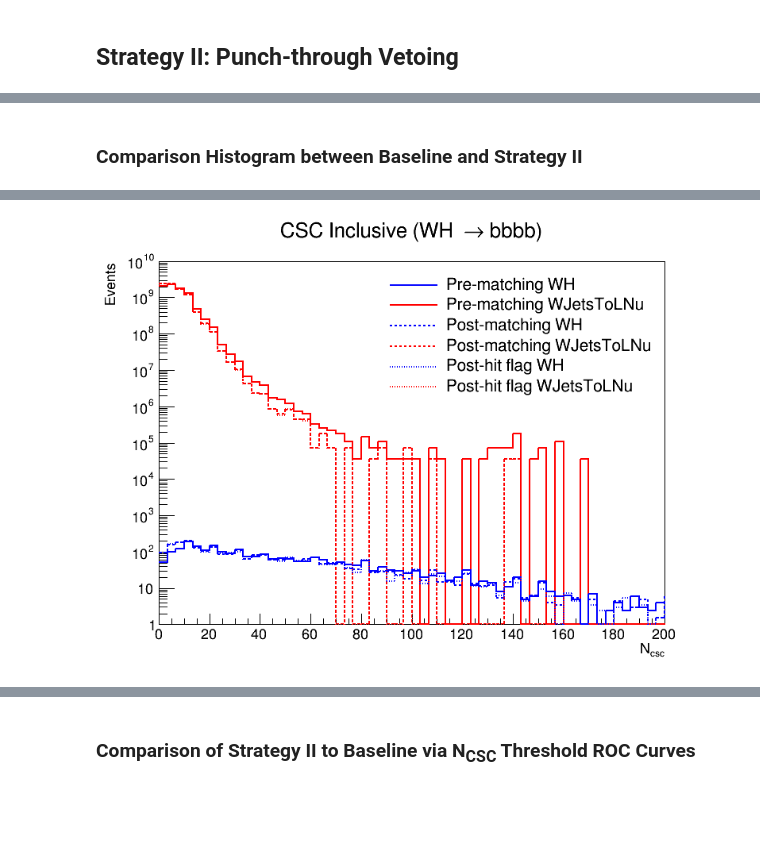
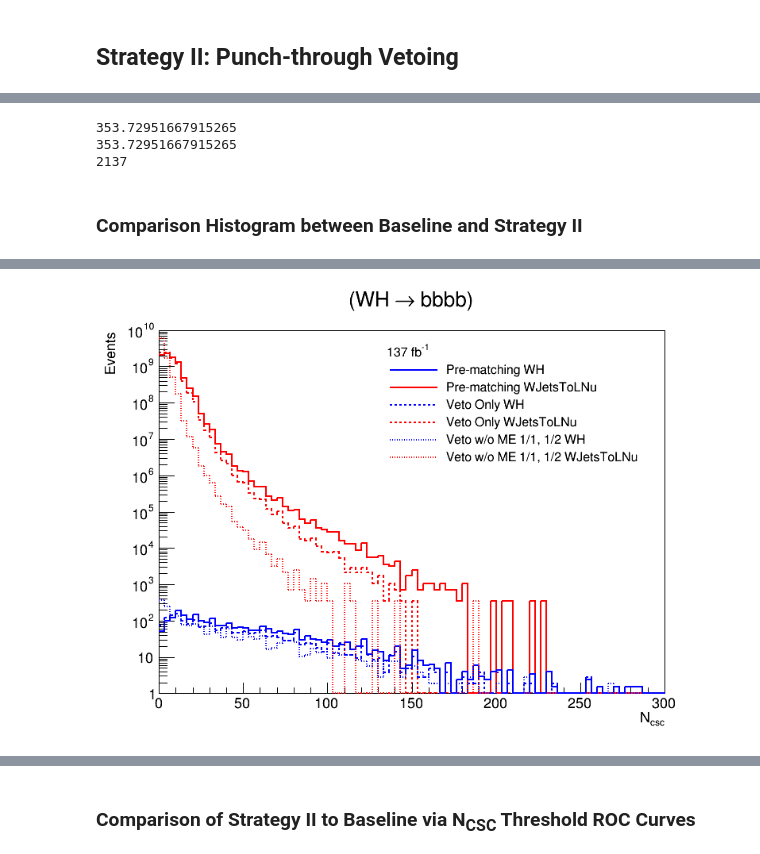
Before and after one commit to cms-lpc-llp/delayed_jet_analyzer, a Jupyter notebook: plot_scripts/LLP_muon_system_studies/muon_llp_analyzer_wh.ipynb, the cells around one changed output, grey strips where cells are left out. Cells and saved outputs as stored; diff of their text form; code cells hidden in the pictures; blank space fills up the shorter version.

Commit message:
Combined hit removal with punch-through vetoing

```diff
--- a/plot_scripts/LLP_muon_system_studies/muon_llp_analyzer_wh.ipynb
+++ b/plot_scripts/LLP_muon_system_studies/muon_llp_analyzer_wh.ipynb
@@ -574,6 +686,14 @@ WJetsToLNu: 2019-08-21 11:12:22.441413-07:00
 nCsc_removal['m55ct10m_wh_bbbb'] = {}
 nCsc_removal['m55ct10m_wh_bbbb']['ME_11'] = np.concatenate([nCsc_removal['m55ct10m_wh_bbbb_minus']['ME_11'], nCsc_removal['m55ct10m_wh_bbbb_plus']['ME_11']])
 nCsc_removal['m55ct10m_wh_bbbb']['ME_112'] = np.concatenate([nCsc_removal['m55ct10m_wh_bbbb_minus']['ME_112'], nCsc_removal['m55ct10m_wh_bbbb_plus']['ME_112']])
+
+cscEta_removal['m55ct10m_wh_bbbb'] = {}
+cscEta_removal['m55ct10m_wh_bbbb']['ME_11'] = np.concatenate([cscEta_removal['m55ct10m_wh_bbbb_minus']['ME_11'], cscEta_removal['m55ct10m_wh_bbbb_plus']['ME_11']])
+cscEta_removal['m55ct10m_wh_bbbb']['ME_12'] = np.concatenate([cscEta_removal['m55ct10m_wh_bbbb_minus']['ME_12'], cscEta_removal['m55ct10m_wh_bbbb_plus']['ME_12']])
+
+cscPhi_removal['m55ct10m_wh_bbbb'] = {}
+cscPhi_removal['m55ct10m_wh_bbbb']['ME_11'] = np.concatenate([cscPhi_removal['m55ct10m_wh_bbbb_minus']['ME_11'], cscPhi_removal['m55ct10m_wh_bbbb_plus']['ME_11']])
+cscPhi_removal['m55ct10m_wh_bbbb']['ME_12'] = np.concatenate([cscPhi_removal['m55ct10m_wh_bbbb_minus']['ME_12'], cscPhi_removal['m55ct10m_wh_bbbb_plus']['ME_12']])
 # %% [markdown]
 ### Comparison Histogram between Baseline and Strategy I
 # %%
@@ -901,11 +1064,39 @@ WJetsToLNu: 2019-08-21 11:37:56.569787-07:00
 # %%
 nCsc_jetMatch['m55ct10m_wh_bbbb'] = {}
-nCsc_jetMatch['m55ct10m_wh_bbbb'] = np.concatenate([nCsc_jetMatch['m55ct10m_wh_bbbb_minus'], nCsc_jetMatch['m55ct10m_wh_bbbb_plus']])
-nCsc_jetMatch['m55ct10m_wh_bbbb'] = np.concatenate([nCsc_jetMatch['m55ct10m_wh_bbbb_minus'], nCsc_jetMatch['m55ct10m_wh_bbbb_plus']])
+nCsc_jetMatch['m55ct10m_wh_bbbb']['inclusive'] = np.concatenate([nCsc_jetMatch['m55ct10m_wh_bbbb_minus']['inclusive'], nCsc_jetMatch['m55ct10m_wh_bbbb_plus']['inclusive']])
+nCsc_jetMatch['m55ct10m_wh_bbbb']['ME_11'] = np.concatenate([nCsc_jetMatch['m55ct10m_wh_bbbb_minus']['ME_11'], nCsc_jetMatch['m55ct10m_wh_bbbb_plus']['ME_11']])
+nCsc_jetMatch['m55ct10m_wh_bbbb']['ME_12'] = np.concatenate([nCsc_jetMatch['m55ct10m_wh_bbbb_minus']['ME_12'], nCsc_jetMatch['m55ct10m_wh_bbbb_plus']['ME_12']])
 
-nCsc_rechit_jetMatch['m55ct10m_wh_bbbb'] = {}
-nCsc_rechit_jetMatch['m55ct10m_wh_bbbb'] = np.concatenate([nCsc_rechit_jetMatch['m55ct10m_wh_bbbb_minus'], nCsc_rechit_jetMatch['m55ct10m_wh_bbbb_plus']])
-nCsc_rechit_jetMatch['m55ct10m_wh_bbbb'] = np.concatenate([nCsc_rechit_jetMatch['m55ct10m_wh_bbbb_minus'], nCsc_rechit_jetMatch['m55ct10m_wh_bbbb_plus']])
+
+# nCsc_rechit_jetMatch['m55ct10m_wh_bbbb'] = {}
+# nCsc_rechit_jetMatch['m55ct10m_wh_bbbb'] = np.concatenate([nCsc_rechit_jetMatch['m55ct10m_wh_bbbb_minus'], nCsc_rechit_jetMatch['m55ct10m_wh_bbbb_plus']])
+# nCsc_rechit_jetMatch['m55ct10m_wh_bbbb'] = np.concatenate([nCsc_rechit_jetMatch['m55ct10m_wh_bbbb_minus'], nCsc_rechit_jetMatch['m55ct10m_wh_bbbb_plus']])
+# %%
+weight_WJetsToLNu = (61526.7 * 137 * 1000)/NEvents['WJetsToLNu']
+print(weight_WJetsToLNu)
+weight_WJetsToLNu = np.full(len(nCsc['WJetsToLNu']), weight_WJetsToLNu)
+
+weight_WJetsToLNu_prime = (61526.7 * 137 * 1000)/NEvents['WJetsToLNu']
+print(weight_WJetsToLNu_prime)
+weight_WJetsToLNu_prime = np.full(len(nCsc_jetMatch['WJetsToLNu']['inclusive']), weight_WJetsToLNu_prime)
+
+weight_m55ct10m_minus_prime = (5.328 * 10**-1 * 0.324 * 137 * 1000)/NEvents['m55ct10000mm_minus']
+# print(weight_m55ct10m_minus)
+# print(NEvents['m55ct10000mm_minus'])
+weight_m55ct10m_minus_prime = np.full(len(nCsc_removal['m55ct10m_wh_bbbb_minus']['ME_112']), weight_m55ct10m_minus_prime)
+
+
+weight_m55ct10m_plus_prime = (5.328 * 10**-1 * 0.324 * 137 * 1000)/NEvents['m55ct10000mm_plus']
+# print(weight_m55ct10m_plus)
+# print(NEvents['m55ct10000mm_plus'])
+weight_m55ct10m_plus_prime = np.full(len(nCsc_removal['m55ct10m_wh_bbbb_plus']['ME_112']), weight_m55ct10m_plus_prime)
+
+weight_m55ct10m_prime = np.concatenate([weight_m55ct10m_minus_prime, weight_m55ct10m_plus_prime])
+print(len(weight_m55ct10m))
+# %% [output]
+353.72951667915265
+353.72951667915265
+2137
 # %% [markdown]
 ### Comparison Histogram between Baseline and Strategy II
 # %%
@@ -913,25 +1104,25 @@ nCsc_rechit_jetMatch['m55ct10m_wh_bbbb'] = np.concatenate([nCsc_rechit_jetMatch[
 
 c_2 = rt.TCanvas('c_2','c_2', 800, 600)
 
-h['n_match_m55ct10m_wh_bbbb'] = create_TH1D(nCsc_jetMatch['m55ct10m_wh_bbbb'], axis_title=['n_match_m55ct10m_wh_bbbb', 'Events'], name='n_match_m55ct10m_wh_bbbb', binning=[150,0,500], weights = weight_m55ct10m)
+h['n_match_m55ct10m_wh_bbbb'] = create_TH1D(nCsc_jetMatch['m55ct10m_wh_bbbb']['inclusive'], axis_title=['n_match_m55ct10m_wh_bbbb', 'Events'], name='n_match_m55ct10m_wh_bbbb', binning=[150,0,500], weights = weight_m55ct10m_prime)
 h['n_match_m55ct10m_wh_bbbb'].SetLineColor(4)
 h['n_match_m55ct10m_wh_bbbb'].SetLineStyle(2)
 
-h['n_match_wjets'] = create_TH1D(nCsc_jetMatch['WJetsToLNu'], axis_title=['n_match_wjets', 'Events'], name='n_match_wjets', binning=[150,0,500], weights=weight_WJetsToLNu)
+h['n_match_wjets'] = create_TH1D(nCsc_jetMatch['WJetsToLNu']['inclusive'], axis_title=['n_match_wjets', 'Events'], name='n_match_wjets', binning=[150,0,500], weights=weight_WJetsToLNu_prime)
 h['n_match_wjets'].SetLineColor(2)
 h['n_match_wjets'].SetLineStyle(2)
 
-h['n_noMatch_m55ct10m_wh_bbbb'] = create_TH1D(nCsc['m55ct10m_wh_bbbb'], axis_title=['n_noMatch_m55ct10m_wh_bbbb', 'Events'], name='n_noMatch_m55ct10m_wh_bbbb', binning=[150,0,500], weights = weight_m55ct10m)
+h['n_noMatch_m55ct10m_wh_bbbb'] = create_TH1D(nCsc['m55ct10m_wh_bbbb'], axis_title=['m55ct10m_wh_bbbb', 'Events'], name='m55ct10m_wh_bbbb', binning=[150,0,500], weights = weight_m55ct10m)
 h['n_noMatch_m55ct10m_wh_bbbb'].SetLineColor(4)
 
-h['n_noMatch_wjets'] = create_TH1D(nCsc['WJetsToLNu'], axis_title=['n_noMatch_wjets', 'Events'], name='n_noMatch_wjets', binning=[150,0,500], weights=weight_WJetsToLNu)
+h['n_noMatch_wjets'] = create_TH1D(nCsc['WJetsToLNu'], axis_title=['nCsc_wjets', 'Events'], name='nCsc_wjets', binning=[150,0,500], weights = weight_WJetsToLNu)
 h['n_noMatch_wjets'].SetLineColor(2)
 
-h['n_good_m55ct10m_wh_bbbb'] = create_TH1D(nCsc_rechit_jetMatch['m55ct10m_wh_bbbb'], axis_title=['n_good_m55ct10m_wh_bbbb', 'Events'], name='n_good_m55ct10m_wh_bbbb', binning=[150,0,500], weights = weight_m55ct10m)
+h['n_good_m55ct10m_wh_bbbb'] = create_TH1D(nCsc_jetMatch['m55ct10m_wh_bbbb']['ME_12'], axis_title=['m55ct10m_wh_bbbb_no112', 'Events'], name='m55ct10m_wh_bbbb_no112', binning=[150,0,500], weights = weight_m55ct10m_prime)
 h['n_good_m55ct10m_wh_bbbb'].SetLineColor(4)
 h['n_good_m55ct10m_wh_bbbb'].SetLineStyle(3)
 
-h['n_good_wjets'] = create_TH1D(nCsc_rechit_jetMatch['WJetsToLNu'], axis_title=['n_good_wjets', 'Events'], name='n_good_wjets', binning=[150,0,500], weights=weight_WJetsToLNu)
+h['n_good_wjets'] = create_TH1D(nCsc_jetMatch['WJetsToLNu']['ME_12'], axis_title=['nCsc_wjets_no112', 'Events'], name='nCsc_wjets_no112', binning=[150,0,500], weights = weight_WJetsToLNu_prime)
 h['n_good_wjets'].SetLineColor(2)
 h['n_good_wjets'].SetLineStyle(3)
 
@@ -947,12 +1138,12 @@ h['n_noMatch_m55ct10m_wh_bbbb'].SetLineWidth(2)
 h['n_good_wjets'].SetLineWidth(2)
 h['n_good_m55ct10m_wh_bbbb'].SetLineWidth(2)
 
-h['n_match_wjets'].GetXaxis().SetRangeUser(0,200)
+h['n_match_wjets'].GetXaxis().SetRangeUser(0,300)
 h['n_match_wjets'].GetYaxis().SetRangeUser(1,10**10)
 
 
 h['n_match_wjets'].SetStats(0)
-h['n_match_wjets'].SetTitle("CSC Inclusive (WH #rightarrow bbbb)")
+h['n_match_wjets'].SetTitle("(WH #rightarrow bbbb)")
 h['n_match_wjets'].SetXTitle("N_{csc}")
 
 
@@ -965,14 +1156,15 @@ h['n_good_m55ct10m_wh_bbbb'].Draw('histo+same')
 
 
 legend = rt.TLegend(0.45,0.60,0.87,0.87);
-legend.SetTextSize(0.04);
+legend.SetHeader("137 fb^{-1}")
+legend.SetTextSize(0.03);
 legend.SetBorderSize(0);
 legend.AddEntry( h['n_noMatch_m55ct10m_wh_bbbb'], "Pre-matching WH" , "L");
 legend.AddEntry( h['n_noMatch_wjets'], "Pre-matching WJetsToLNu" , "L");
-legend.AddEntry( h['n_match_m55ct10m_wh_bbbb'], "Post-matching WH" , "L");
-legend.AddEntry( h['n_match_wjets'], "Post-matching WJetsToLNu" , "L");
-legend.AddEntry( h['n_good_m55ct10m_wh_bbbb'], "Post-hit flag WH" , "L");
-legend.AddEntry( h['n_good_wjets'], "Post-hit flag WJetsToLNu" , "L");
+legend.AddEntry( h['n_match_m55ct10m_wh_bbbb'], "Veto Only WH" , "L");
+legend.AddEntry( h['n_match_wjets'], "Veto Only WJetsToLNu" , "L");
+legend.AddEntry( h['n_good_m55ct10m_wh_bbbb'], "Veto w/o ME 1/1, 1/2 WH" , "L");
+legend.AddEntry( h['n_good_wjets'], "Veto w/o ME 1/1, 1/2 WJetsToLNu" , "L");
 
 legend.Draw();
 
@@ -991 +1181 @@ Warning in <TROOT::Append>: Replacing existing TH1: n_good_wjets (Potential memo
-[figure, old version]
+[figure, new version]
```
Also changed, not shown: parts of 33 cells of this notebook.
